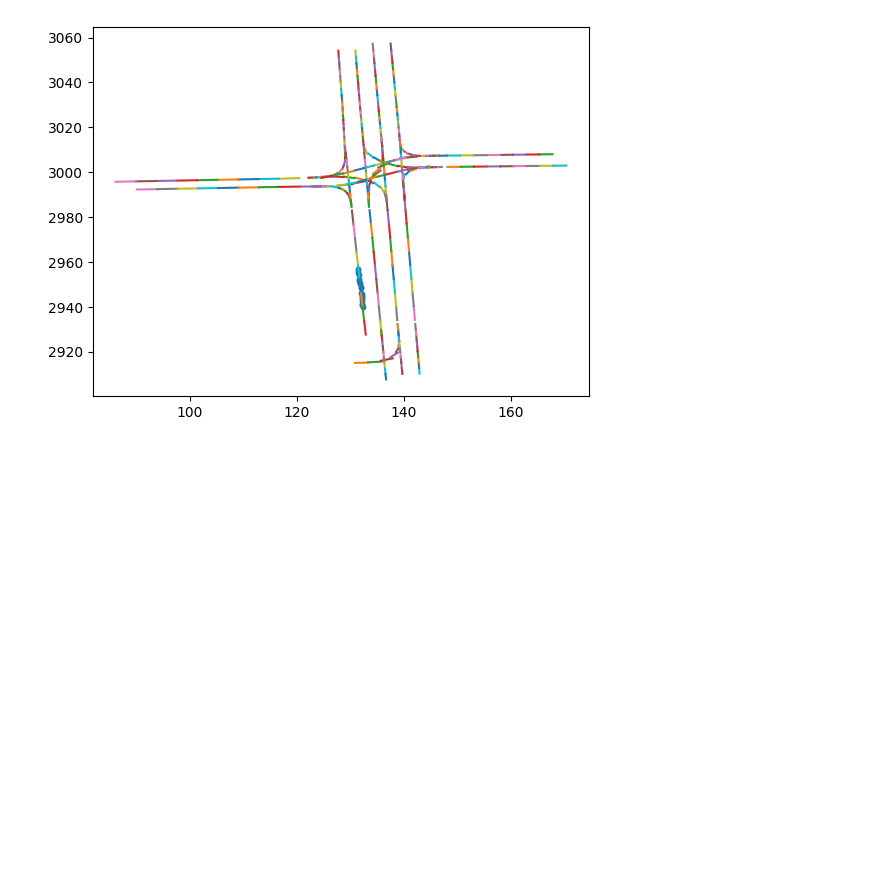
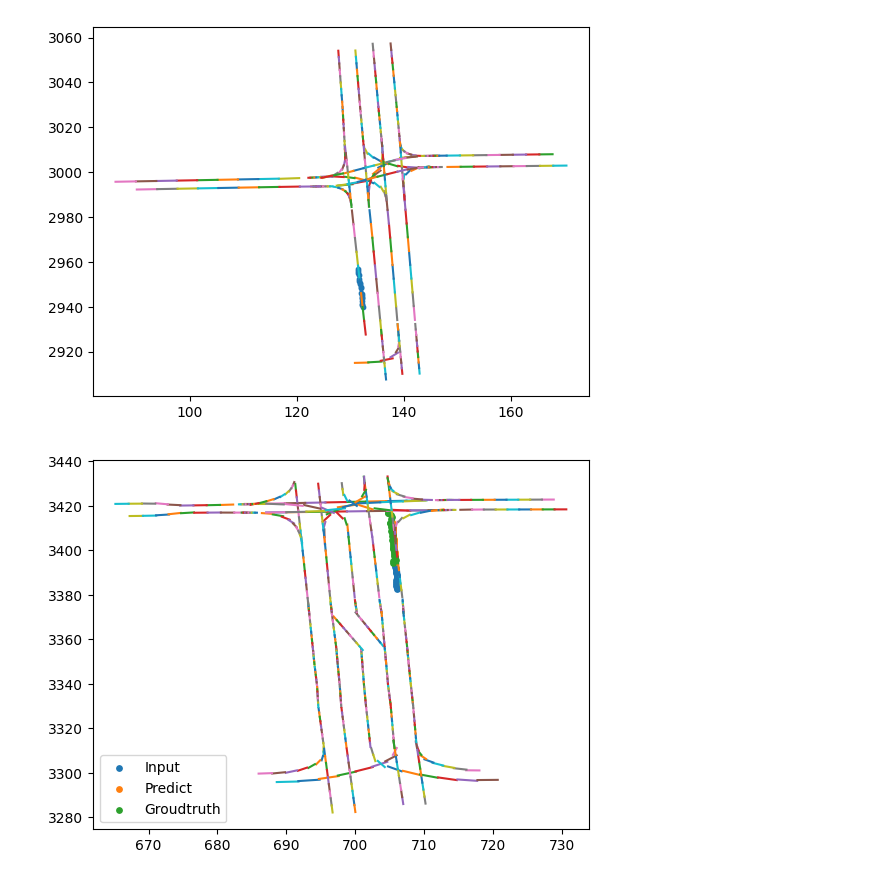
Before and after one commit to Galaxeaaa/cse251b-project, a Jupyter notebook: visualization.ipynb, the cells around one changed output. Saved outputs shown, nothing was run; the diff lists cells and outputs as text; code cells hidden in the pictures; blank space fills up the shorter version.

Commit message:
add visualization

```diff
--- a/visualization.ipynb
+++ b/visualization.ipynb
@@ -2,8 +2,8 @@
 import dataloader
 import matplotlib.pyplot as plt
 # %%
-data_path = "C:\\Users\\zxk\\Desktop\\251B\\class-proj\\ucsd-cse-251b-class-competition\\train\\train"
-city_idx_path = "C:\\Users\\zxk\\Desktop\\251B\\class-proj\\ucsd-cse-251b-class-competition\\"
+data_path = "C:\\Users\\zxk\\Desktop\\251B\\class-proj\\ucsd-cse-251b-class-competition\\"
+city_idx_path = "C:\\Users\\zxk\\Desktop\\251B\\class-proj\\cse251b-project\\"
 batch_size = 4
 MIA_train_loader,PIT_train_loader,MIA_valid_loader,PIT_valid_loader,MIA_train_dataset,PIT_train_dataset,MIA_valid_dataset,PIT_valid_dataset = dataloader.loadData(data_path,city_idx_path,batch_size,split=0.9,cutoff=None)
 # %% [output]
@@ -23,3 +23,48 @@ plt.scatter(sample["p_in"][car_idx,:,0],sample["p_in"][car_idx,:,1],s = 10)
 # %% [output]
 <matplotlib.collections.PathCollection at 0x...>
 [figure]
+# %%
+'''visualization'''
+import torch
+from sklearn.linear_model import LinearRegression
+
+X1 = torch.tensor([i for i in range(19)]).reshape(-1,1)
+X2 = torch.tensor([i for i in range(19,49)]).reshape(-1,1)
+
+sample_idx = 99
+traj_idx = 3
+
+sample = MIA_valid_dataset[sample_idx]
+
+for i in range(len(sample["lane"])):
+    x0,y0 = sample["lane"][i]
+    vx,vy = sample["lane_norm"][i]
+    # print(vx,vy)
+    plt.plot([x0-vx/2,x0+vx/2],[y0-vy/2,y0+vy/2])
+
+lrx = LinearRegression()
+lry = LinearRegression()
+
+p_in,p_out = sample['p_in'],sample['p_out']
+
+px,py = p_in[traj_idx,:,0],p_in[traj_idx,:,1]
+outx,outy = p_out[traj_idx,:,0],p_out[traj_idx,:,1]
+
+plt.scatter(px,py,label = "Input",s = 10)
+
+lrx.fit(X1,px)
+lry.fit(X1,py)
+px_pred = lrx.predict(X2)
+py_pred = lry.predict(X2)
+
+plt.scatter(px_pred,py_pred,label = "Predict",s = 10)
+
+plt.scatter(outx,outy,label = "Groudtruth",s = 10)
+
+plt.legend()
+
+plt.figure(figsize=(6, 6))
+
+plt.show()
+# %% [output]
+[figure, added]
```
Also changed, not shown: parts of 1 cell of this notebook, 1 other file.
